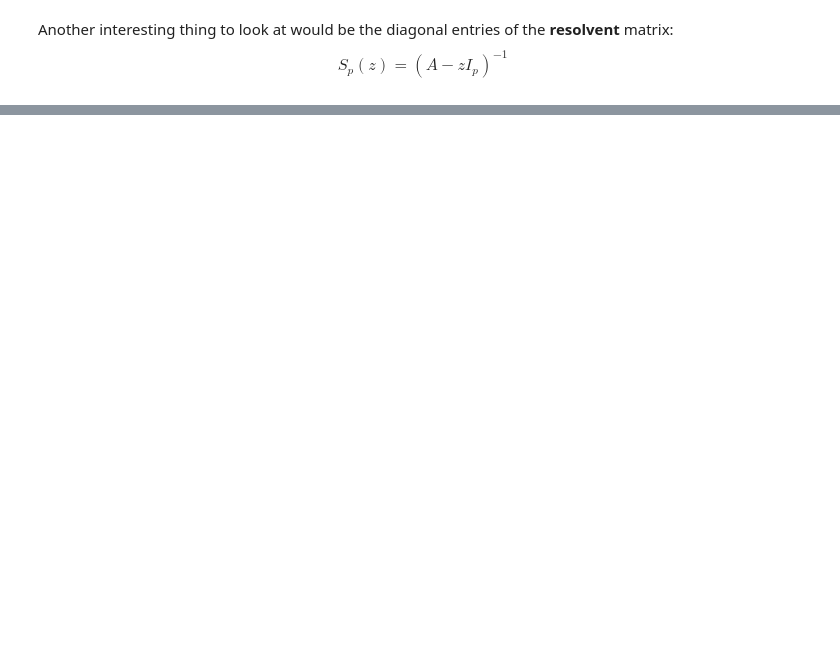
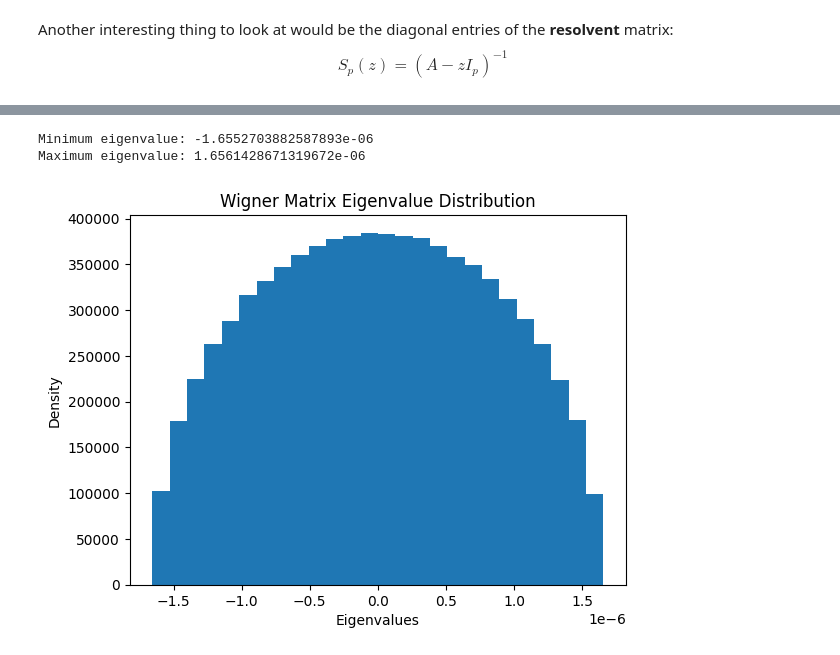
Before and after one commit to hmellow/eigenvalue_exact_asymptotics, a Jupyter notebook: main.ipynb, the cells around one changed output, grey strips where cells are left out. Cells and saved outputs as stored; diff of their text form; code cells hidden in the pictures; blank space fills up the shorter version.

```diff
--- a/main.ipynb
+++ b/main.ipynb
@@ -73,0 +82,7 @@ ValueError: could not broadcast input array from shape (500,) into shape (200,)
+# %%
+M = generate_wigner_matrix(p=9000, gamma=2)
+plot_eigenvalue_histogram(M)
+# %% [output]
+Minimum eigenvalue: -1.6552703882587893e-06
+Maximum eigenvalue: 1.6561428671319672e-06
+[figure, added]
```
Also changed, not shown: parts of 5 cells of this notebook.
